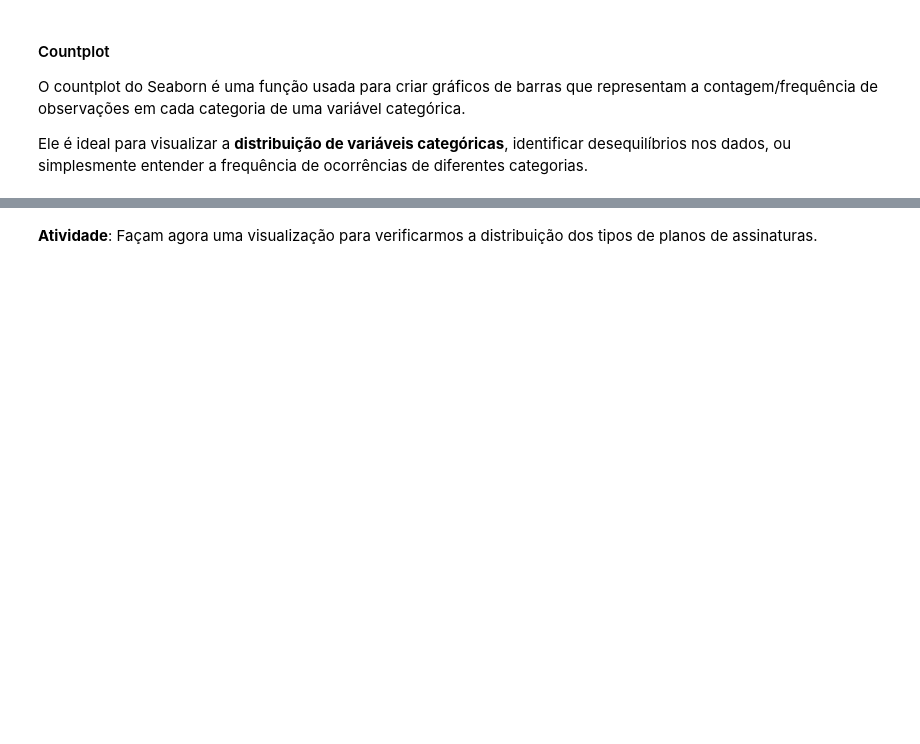
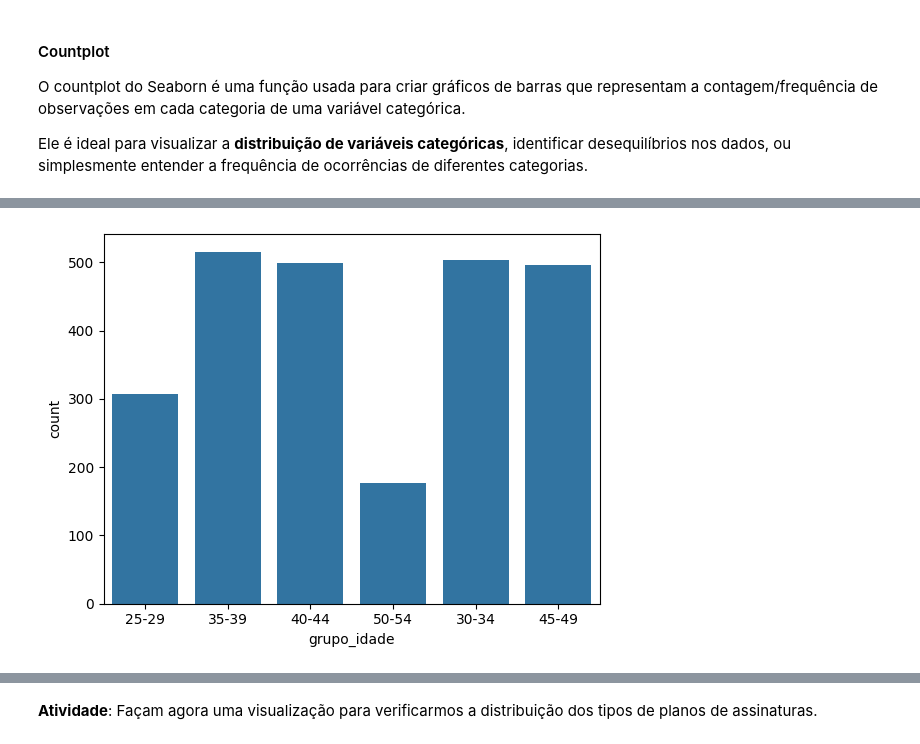
Before and after one commit to reprograma/on33-python-s14-analise-de-dados, a Jupyter notebook: material/s14_parte1.ipynb, the cells around one changed output, grey strips where cells are left out. Cells and saved outputs as stored; diff of their text form; code cells hidden in the pictures; blank space fills up the shorter version.

```diff
--- a/material/s14_parte1.ipynb
+++ b/material/s14_parte1.ipynb
@@ -274,0 +596,6 @@ Ele é ideal para visualizar a **distribuição de variáveis categóricas**, id
+# %%
+sns.countplot(data=df_netflix[['grupo_idade']], x='grupo_idade')
+
+plt.show()
+# %% [output]
+[figure, added]
```
Also changed, not shown: parts of 35 cells of this notebook, 3 other files.
